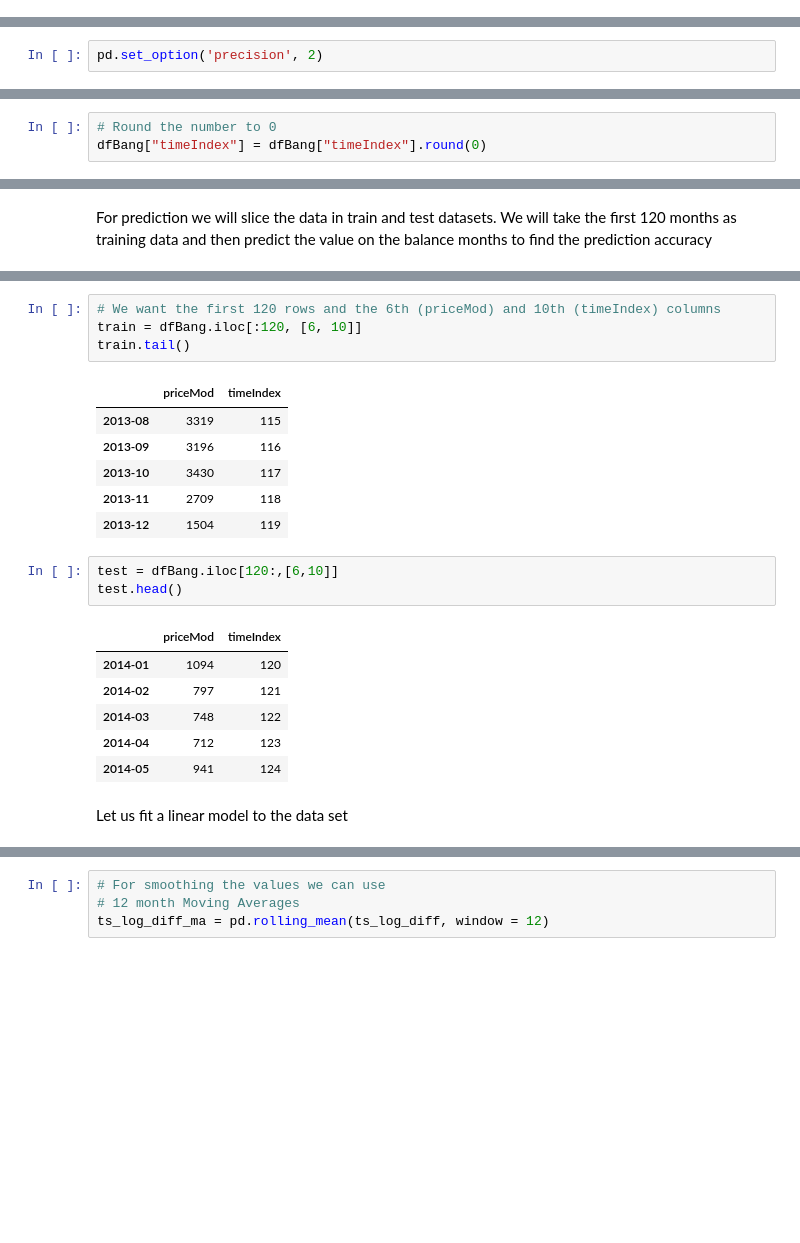
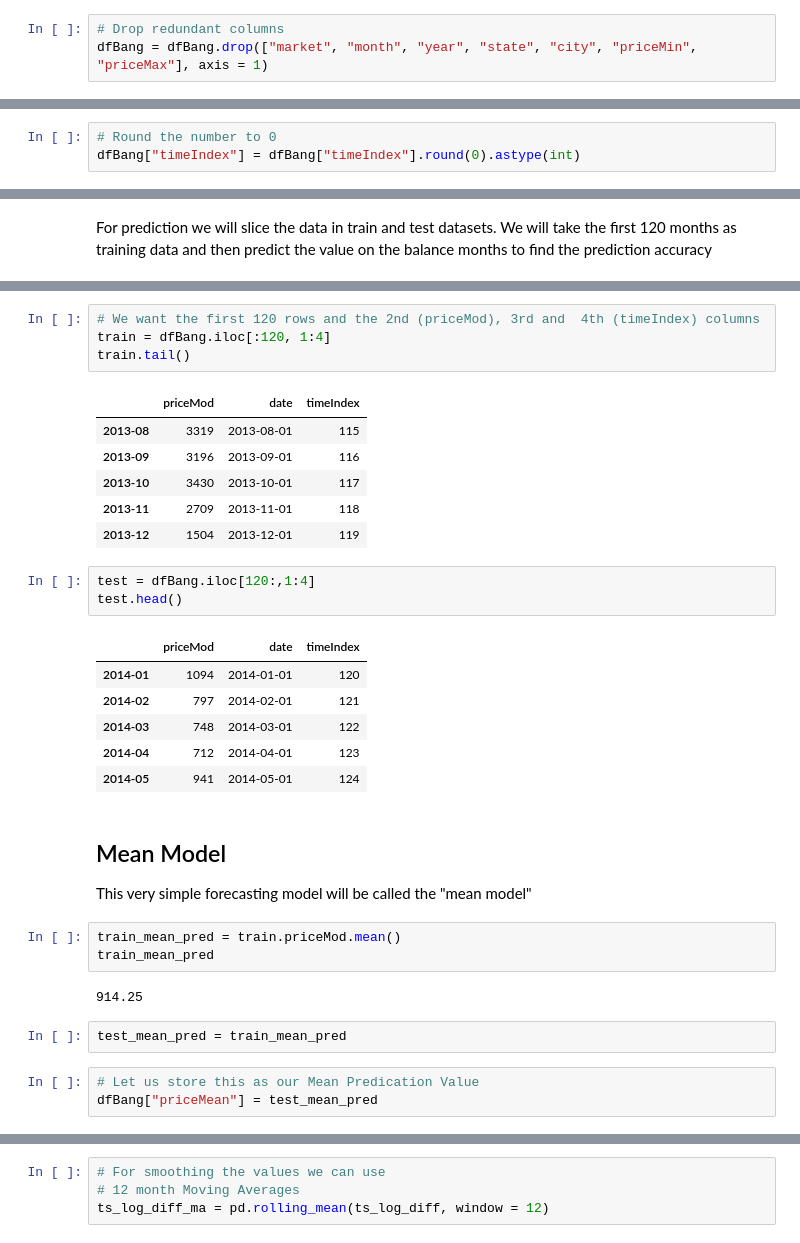
Before and after one commit to jithurjacob/machine-learning, a Jupyter notebook: time_series/5-Model.ipynb, the cells around one changed output, grey strips where cells are left out. Drawn from its saved outputs; the diff is of its cells as text; blank space fills up the shorter version.

Commit message:
Updated time series

```diff
--- a/time_series/5-Model.ipynb
+++ b/time_series/5-Model.ipynb
@@ -54,4 +60,7 @@ dfBang.head()
 | 2004-03 | BANGALORE | March | 2004 | 221952 | 527 | 586 | 556 | KNT | BANGALORE | 2004-03-01 |
 | 2004-04 | BANGALORE | April | 2004 | 185150 | 419 | 518 | 465 | KNT | BANGALORE | 2004-04-01 |
 | 2004-05 | BANGALORE | May | 2004 | 137390 | 400 | 516 | 455 | KNT | BANGALORE | 2004-05-01 |
+# %%
+# Drop redundant columns
+dfBang = dfBang.drop(["market", "month", "year", "state", "city", "priceMin", "priceMax"], axis = 1)
 # %%
@@ -66,2 +74,0 @@ dfBang.corr()
-# %%
-pd.set_option('precision', 2)
@@ -166,7 +125,7 @@ dfBang.timeIndex.head()
 Freq: M, Name: timeIndex, dtype: float64
 # %%
 # Round the number to 0
-dfBang["timeIndex"] = dfBang["timeIndex"].round(0)
+dfBang["timeIndex"] = dfBang["timeIndex"].round(0).astype(int)
 # %%
 dfBang.timeIndex.head()
 # %% [output]
@@ -195,23 +154,35 @@ dfBang.head()
 # %%
-# We want the first 120 rows and the 6th (priceMod) and 10th (timeIndex) columns
-train = dfBang.iloc[:120, [6, 10]]
+# We want the first 120 rows and the 2nd (priceMod), 3rd and  4th (timeIndex) columns
+train = dfBang.iloc[:120, 1:4]
 train.tail()
 # %% [output]
-|  | priceMod | timeIndex |
-| 2013-08 | 3319 | 115 |
-| 2013-09 | 3196 | 116 |
-| 2013-10 | 3430 | 117 |
-| 2013-11 | 2709 | 118 |
-| 2013-12 | 1504 | 119 |
+|  | priceMod | date | timeIndex |
+| 2013-08 | 3319 | 2013-08-01 | 115 |
+| 2013-09 | 3196 | 2013-09-01 | 116 |
+| 2013-10 | 3430 | 2013-10-01 | 117 |
+| 2013-11 | 2709 | 2013-11-01 | 118 |
+| 2013-12 | 1504 | 2013-12-01 | 119 |
 # %%
-test = dfBang.iloc[120:,[6,10]]
+test = dfBang.iloc[120:,1:4]
 test.head()
 # %% [output]
-|  | priceMod | timeIndex |
-| 2014-01 | 1094 | 120 |
-| 2014-02 | 797 | 121 |
-| 2014-03 | 748 | 122 |
-| 2014-04 | 712 | 123 |
-| 2014-05 | 941 | 124 |
+|  | priceMod | date | timeIndex |
+| 2014-01 | 1094 | 2014-01-01 | 120 |
+| 2014-02 | 797 | 2014-02-01 | 121 |
+| 2014-03 | 748 | 2014-03-01 | 122 |
+| 2014-04 | 712 | 2014-04-01 | 123 |
+| 2014-05 | 941 | 2014-05-01 | 124 |
-# %% [markdown]
-Let us fit a linear model to the data set
+# %% [markdown]
+## Mean  Model
+
+This very simple forecasting model will be called the "mean model"
+# %%
+train_mean_pred = train.priceMod.mean()
+train_mean_pred
+# %% [output]
+914.25
+# %%
+test_mean_pred = train_mean_pred
+# %%
+# Let us store this as our Mean Predication Value
+dfBang["priceMean"] = test_mean_pred
```
Also changed, not shown: parts of 65 cells of this notebook.
